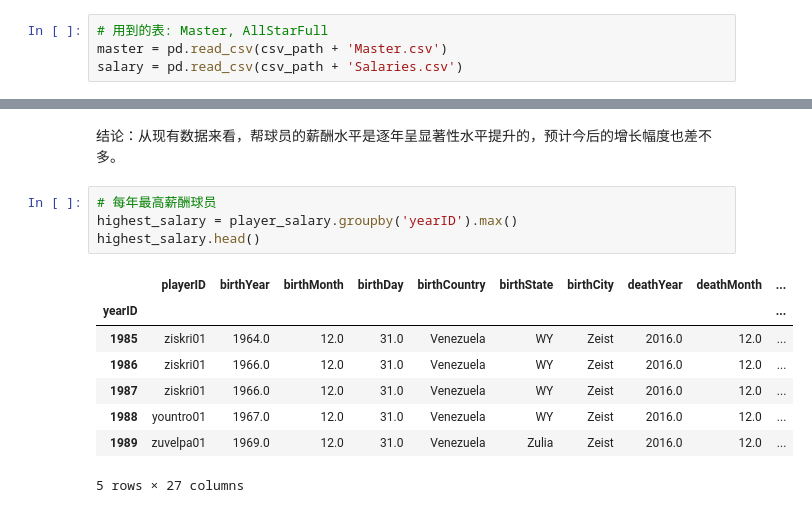
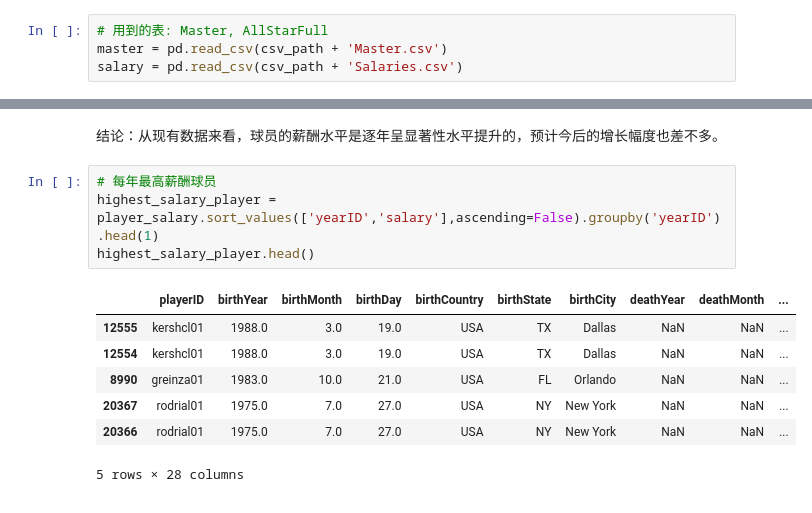
Before and after one commit to X1angMe1/Udacity_MLBasic_P4, a Jupyter notebook: project/Baseball_Analyzation.ipynb, the cells around one changed output, grey strips where cells are left out. Drawn from its saved outputs; the diff is of its cells as text.

```diff
--- a/project/Baseball_Analyzation.ipynb
+++ b/project/Baseball_Analyzation.ipynb
@@ -302,15 +202,14 @@ player_salary.groupby('yearID').mean()['salary'].plot()
 # %% [markdown]
-结论：从现有数据来看，帮球员的薪酬水平是逐年呈显著性水平提升的，预计今后的增长幅度也差不多。
+结论：从现有数据来看，球员的薪酬水平是逐年呈显著性水平提升的，预计今后的增长幅度也差不多。
 # %%
 # 每年最高薪酬球员
-highest_salary = player_salary.groupby('yearID').max()
-highest_salary.head()
+highest_salary_player = player_salary.sort_values(['yearID','salary'],ascending=False).groupby('yearID').head(1)
+highest_salary_player.head()
 # %% [output]
 |  | playerID | birthYear | birthMonth | birthDay | birthCountry | birthState | birthCity | deathYear | deathMonth | ... |
-| yearID |  |  |  |  |  |  |  |  |  | ... |
-| 1985 | ziskri01 | 1964.0 | 12.0 | 31.0 | Venezuela | WY | Zeist | 2016.0 | 12.0 | ... |
-| 1986 | ziskri01 | 1966.0 | 12.0 | 31.0 | Venezuela | WY | Zeist | 2016.0 | 12.0 | ... |
-| 1987 | ziskri01 | 1966.0 | 12.0 | 31.0 | Venezuela | WY | Zeist | 2016.0 | 12.0 | ... |
-| 1988 | yountro01 | 1967.0 | 12.0 | 31.0 | Venezuela | WY | Zeist | 2016.0 | 12.0 | ... |
-| 1989 | zuvelpa01 | 1969.0 | 12.0 | 31.0 | Venezuela | Zulia | Zeist | 2016.0 | 12.0 | ... |
+| 12555 | kershcl01 | 1988.0 | 3.0 | 19.0 | USA | TX | Dallas | NaN | NaN | ... |
+| 12554 | kershcl01 | 1988.0 | 3.0 | 19.0 | USA | TX | Dallas | NaN | NaN | ... |
+| 8990 | greinza01 | 1983.0 | 10.0 | 21.0 | USA | FL | Orlando | NaN | NaN | ... |
+| 20367 | rodrial01 | 1975.0 | 7.0 | 27.0 | USA | NY | New York | NaN | NaN | ... |
+| 20366 | rodrial01 | 1975.0 | 7.0 | 27.0 | USA | NY | New York | NaN | NaN | ... |
-5 rows × 27 columns
+5 rows × 28 columns
```
Also changed, not shown: parts of 59 cells of this notebook.
